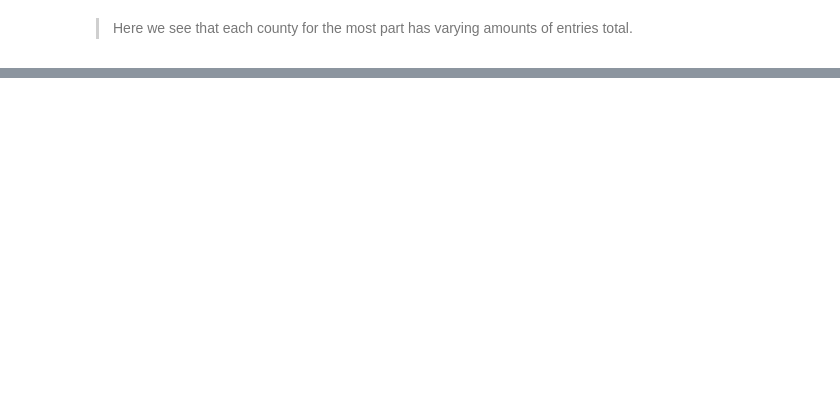
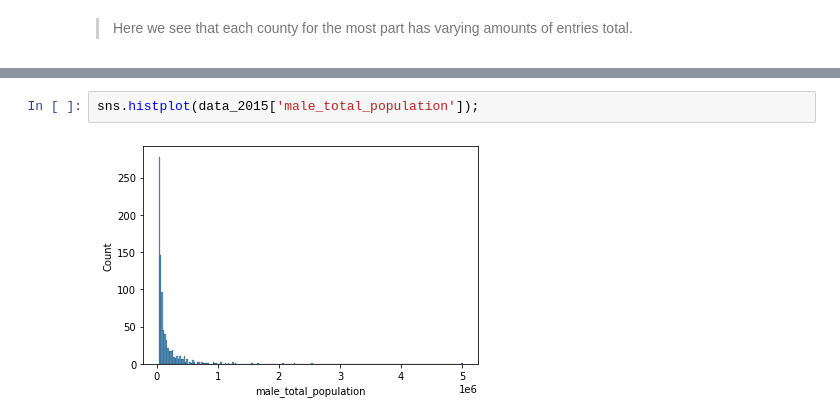
Before and after one commit to jpetersen626/Nielsen_Interview_CS, a Jupyter notebook: Nielsen Case Study.ipynb, the cells around one changed output, grey strips where cells are left out. Cells and saved outputs as stored; diff of their text form; blank space fills up the shorter version.

```diff
--- a/Nielsen Case Study.ipynb
+++ b/Nielsen Case Study.ipynb
@@ -86,0 +241,4 @@ Name: county name, Length: 662, dtype: int64
+# %%
+sns.histplot(data_2015['male_total_population']);
+# %% [output]
+[figure, added]
```
Also changed, not shown: parts of 55 cells of this notebook, 1 other file.
